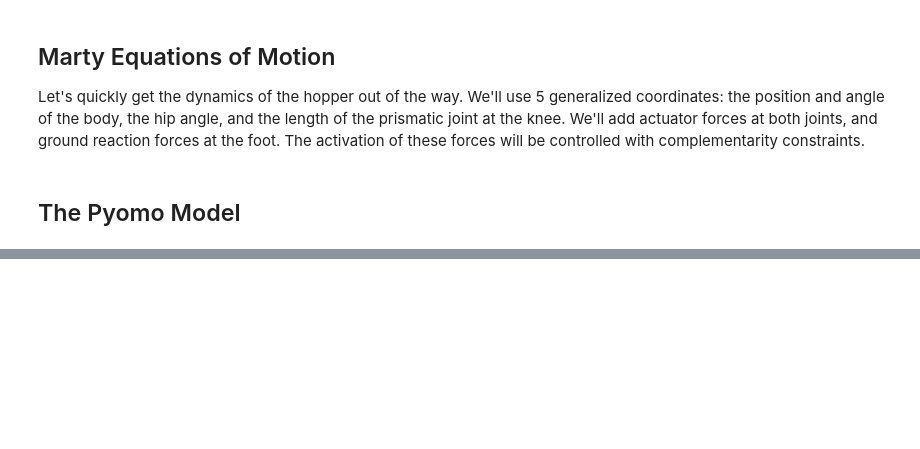
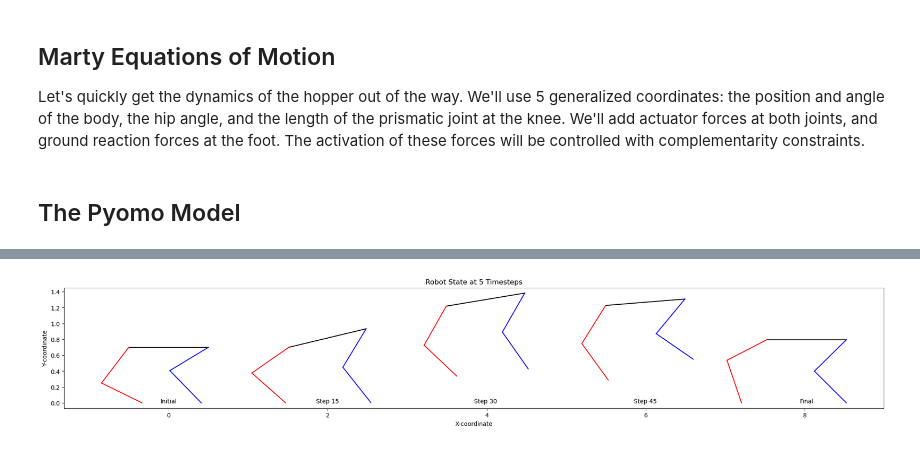
Before and after one commit to Lloydie010/marty-pyomo-code, a Jupyter notebook: Marty Simple model non prism gazebo1.ipynb, the cells around one changed output, grey strips where cells are left out. Saved outputs shown, nothing was run; the diff lists cells and outputs as text; code cells hidden in the pictures; blank space fills up the shorter version.

```diff
--- a/Marty Simple model non prism gazebo1.ipynb
+++ b/Marty Simple model non prism gazebo1.ipynb
@@ -922,0 +990,92 @@ plt.show()
+# %%
+import matplotlib.pyplot as plt
+import numpy as np
+
+# Assuming 'm' is your pyomo model and 'N' is the number of time steps
+
+def plot_robot_state(ax, m, n, x_offset=0):
+    # plot body
+    body_xb = m.q[n,'x'].value - 0.5*m.len[('body',1)]*np.cos(m.q[n,'thb'].value) + x_offset
+    body_yb = m.q[n,'y'].value - 0.5*m.len[('body',1)]*np.sin(m.q[n,'thb'].value)
+    body_xf = m.q[n,'x'].value + 0.5*m.len[('body',1)]*np.cos(m.q[n,'thb'].value) + x_offset
+    body_yf = m.q[n,'y'].value + 0.5*m.len[('body',1)]*np.sin(m.q[n,'thb'].value)
+    ax.plot([body_xb,body_xf],[body_yb,body_yf],color='black')
+
+    # plot upper leg 1
+    th1A = m.q[n,'thb'].value+m.q[n,'thul1'].value
+    uleg1_xt = m.q[n,'x'].value + 0.5*m.len[('body',1)]*np.cos(m.q[n,'thb'].value) + x_offset
+    uleg1_yt = m.q[n,'y'].value + 0.5*m.len[('body',1)]*np.sin(m.q[n,'thb'].value)
+    uleg1_xb = m.q[n,'x'].value + 0.5*m.len[('body',1)]*np.cos(m.q[n,'thb'].value) + m.len[('leg1',1)]*np.sin(th1A) + x_offset
+    uleg1_yb = m.q[n,'y'].value + 0.5*m.len[('body',1)]*np.sin(m.q[n,'thb'].value) - m.len[('leg1',1)]*np.cos(th1A)
+    ax.plot([uleg1_xt,uleg1_xb],[uleg1_yt,uleg1_yb],color='blue')
+
+    # plot lower leg 1
+    th1B = m.q[n,'thb'].value+m.q[n,'thul1'].value+m.q[n,'thll1'].value
+    lleg1_xt = m.q[n,'x'].value + 0.5*m.len[('body',1)]*np.cos(m.q[n,'thb'].value) + m.len[('leg1',1)]*np.sin(th1A) + x_offset
+    lleg1_yt = m.q[n,'y'].value + 0.5*m.len[('body',1)]*np.sin(m.q[n,'thb'].value) - m.len[('leg1',1)]*np.cos(th1A)
+    lleg1_xb = m.q[n,'x'].value + 0.5*m.len[('body',1)]*np.cos(m.q[n,'thb'].value) + m.len[('leg1',1)]*np.sin(th1A) + m.len[('leg1',2)]*np.sin(th1B) + x_offset
+    lleg1_yb = m.q[n,'y'].value + 0.5*m.len[('body',1)]*np.sin(m.q[n,'thb'].value) - m.len[('leg1',1)]*np.cos(th1A) - m.len[('leg1',2)]*np.cos(th1B)
+    ax.plot([lleg1_xt,lleg1_xb],[lleg1_yt,lleg1_yb],color='blue')
+
+    # plot upper leg 2
+    th2A = m.q[n,'thb'].value+m.q[n,'thul2'].value
+    uleg2_xt = m.q[n,'x'].value - 0.5*m.len[('body',1)]*np.cos(m.q[n,'thb'].value) + x_offset
+    uleg2_yt = m.q[n,'y'].value - 0.5*m.len[('body',1)]*np.sin(m.q[n,'thb'].value)
+    uleg2_xb = m.q[n,'x'].value - 0.5*m.len[('body',1)]*np.cos(m.q[n,'thb'].value) + m.len[('leg2',1)]*np.sin(th2A) + x_offset
+    uleg2_yb = m.q[n,'y'].value - 0.5*m.len[('body',1)]*np.sin(m.q[n,'thb'].value) - m.len[('leg2',1)]*np.cos(th2A)
+    ax.plot([uleg2_xt,uleg2_xb],[uleg2_yt,uleg2_yb],color='red')
+
+    # plot lower leg 2
+    th2B = m.q[n,'thb'].value+m.q[n,'thul2'].value+m.q[n,'thll2'].value
+    lleg2_xt = m.q[n,'x'].value - 0.5*m.len[('body',1)]*np.cos(m.q[n,'thb'].value) + m.len[('leg2',1)]*np.sin(th2A) + x_offset
+    lleg2_yt = m.q[n,'y'].value - 0.5*m.len[('body',1)]*np.sin(m.q[n,'thb'].value) - m.len[('leg2',1)]*np.cos(th2A)
+    lleg2_xb = m.q[n,'x'].value - 0.5*m.len[('body',1)]*np.cos(m.q[n,'thb'].value) + m.len[('leg2',1)]*np.sin(th2A) + m.len[('leg2',2)]*np.sin(th2B) + x_offset
+    lleg2_yb = m.q[n,'y'].value - 0.5*m.len[('body',1)]*np.sin(m.q[n,'thb'].value) - m.len[('leg2',1)]*np.cos(th2A) - m.len[('leg2',2)]*np.cos(th2B)
+    ax.plot([lleg2_xt,lleg2_xb],[lleg2_yt,lleg2_yb],color='red')
+
+# Create the plot
+fig, ax = plt.subplots(figsize=(20, 6))  # Increased figure width to accommodate more plots
+
+num_plots = 5  # Set this to the number of plots you want
+x_offset_increment = 2  # Set this to the desired spacing between plots
+
+for i in range(num_plots):
+    # Calculate the timestep for this plot
+    timestep = 1 + (i * (N - 1) // (num_plots - 1))
+
+    # Ensure the last plot is always the final timestep
+    if i == num_plots - 1:
+        timestep = N
+
+    # Calculate x_offset
+    x_offset = i * x_offset_increment
+
+    # Plot robot state
+    plot_robot_state(ax, m, timestep, x_offset=x_offset)
+
+    # Add label for each state
+    if i == 0:
+        label = 'Initial'
+    elif i == num_plots - 1:
+        label = 'Final'
+    else:
+        label = f'Step {timestep}'
+
+    ax.text(m.q[timestep,'x'].value + x_offset, 0, label, ha='center')
+
+# Set labels and title
+ax.set_xlabel('X-coordinate')
+ax.set_ylabel('Y-coordinate')
+ax.set_title(f'Robot State at {num_plots} Timesteps')
+
+# Set aspect ratio to equal for undistorted view
+ax.set_aspect('equal')
+
+# Adjust the plot limits if necessary
+ax.autoscale_view()
+
+plt.tight_layout()
+plt.savefig('/home/marty/Documents/marty-pyomo-code/Pyomo/Plots/MultiPlots/mHop 35.png')
+plt.show()
+# %% [output]
+[figure, added]
```
Also changed, not shown: parts of 21 cells of this notebook, 47 other files.
